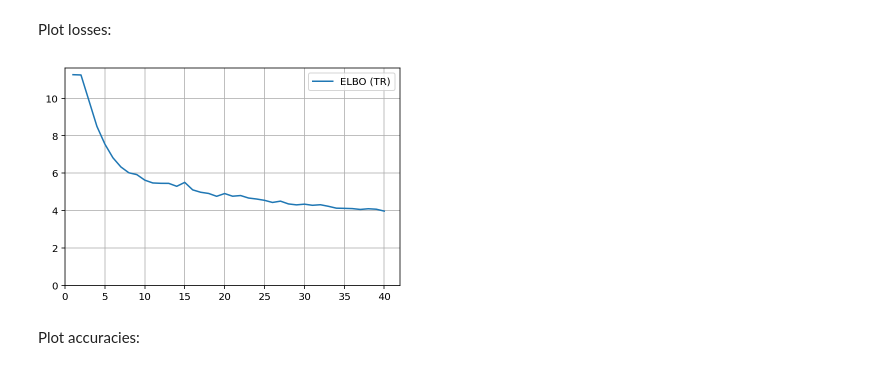
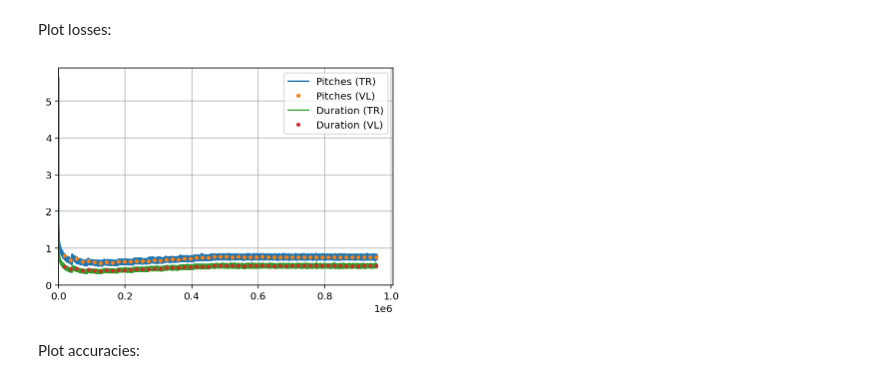
Before and after one commit to EmanueleCosenza/polyphemus, a Jupyter notebook: plot.ipynb, the cells around one changed output. Cells and saved outputs as stored; diff of their text form; code cells hidden in the pictures.

Commit message:
Refactor plot scripts and notebook

```diff
--- a/plot.ipynb
+++ b/plot.ipynb
@@ -51,32 +7,20 @@ Load model:
 # %%
-models_dir = 'models_prova/'
-model = '6968a042-5f83-11ee-b397-20677ceb0ed0'
-checkpoint = torch.load(os.path.join(models_dir, model, 'checkpoint'),
-                        map_location='cpu')
+model_dir = 'models/LMD2fix'
 # %% [markdown]
 Plot losses:
-# %%
-labeled_stats = [
-    #('tot', 'ELBO'),
-    #('acts', 'Structure'),
-    #('pitches', 'Pitches'),
-    #('dur', 'Duration'),
-    #('rec', 'Rec. term'),
-    #('kld', 'KLD'),
-    #('beta*kld', 'beta * KLD')
-]
-
-stats = [s[0] for s in labeled_stats]
-labels = [s[1] for s in labeled_stats]
-
-tr_losses = checkpoint['tr_losses']
-val_losses = checkpoint['val_losses']
-eval_every = checkpoint['eval_every']
-
-plot_stats(tr_losses, stats, stats_val=val_losses,
-           eval_every=eval_every, labels=labels, rx=(0))
-# %% [output]
-[figure, removed]
+# %%
+losses = [
+    #'tot',
+    #'structure',
+    'pitch',
+    'dur',
+    #'reconstruction',
+    #'kld',
+    #'beta*kld'
+]
+plot_losses(model_dir, losses, plot_val=True)
+# %% [output]
+[figure, added]
 # %% [markdown]
 Plot accuracies:
 # %%
```
Also changed, not shown: parts of 5 cells of this notebook, 3 other files.
